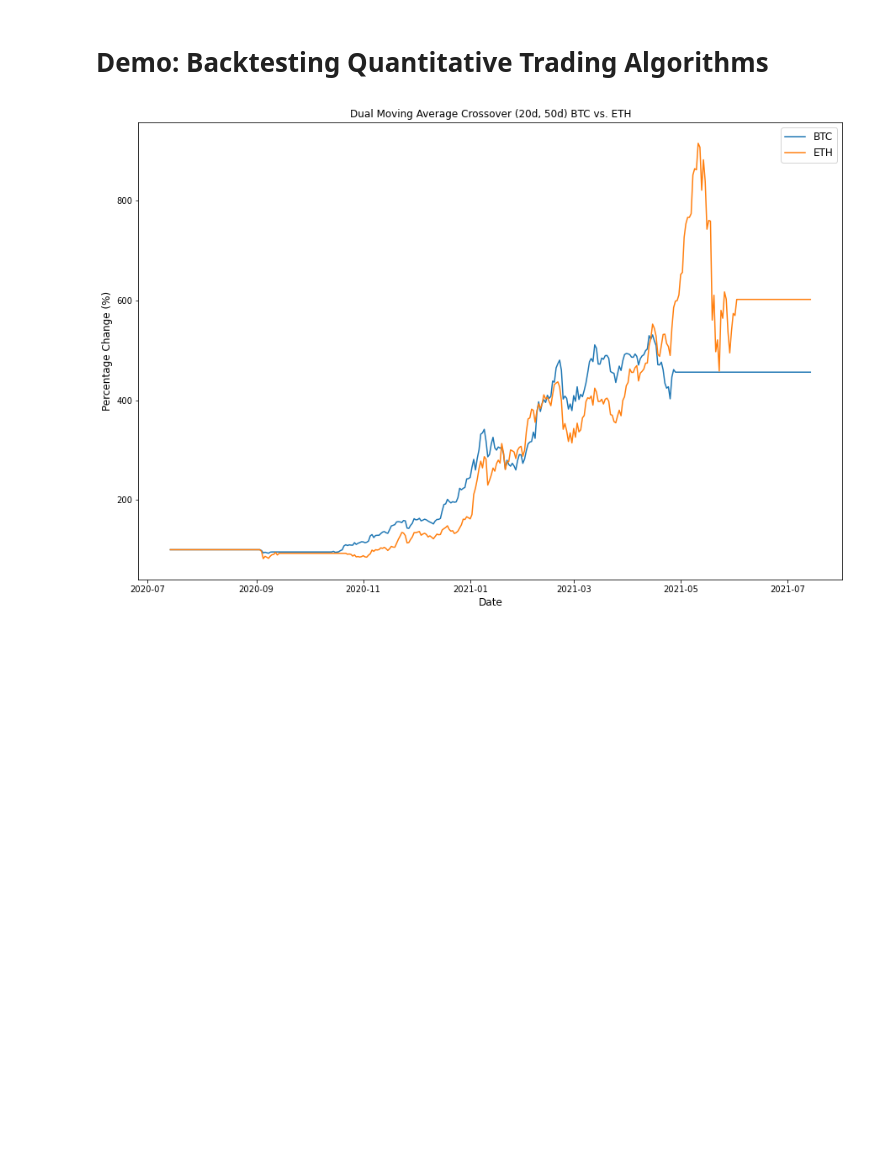
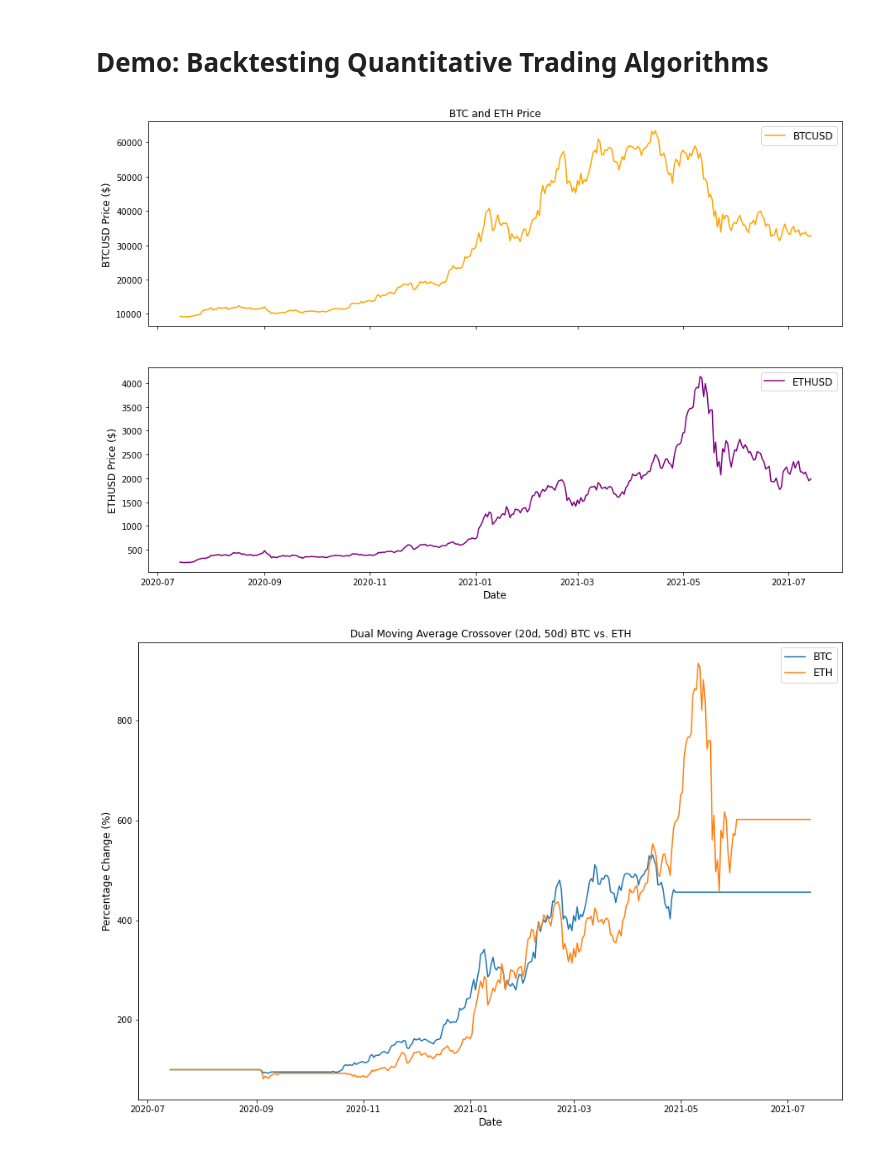
Before and after one commit to ShabbirHasan1/trading-algos, a Jupyter notebook: demo.ipynb, the cells around one changed output. Drawn from its saved outputs; the diff is of its cells as text; code cells hidden in the pictures; blank space fills up the shorter version.

Commit message:
add close price plot

```diff
--- a/demo.ipynb
+++ b/demo.ipynb
@@ -17,7 +17,20 @@ dma_crossover = dualMovingAverageCrossover(20, 50)
 # %%
 # Read data
 df_btc = utils.read_bars("data/BTCUSD_daily_bars.csv")
 df_eth = utils.read_bars("data/ETHUSD_daily_bars.csv")
+
+# Plot close price
+fig, ax = plt.subplots(2, 1, sharex=True, figsize=(15, 10))
+ax[0].plot(df_btc['Date'], df_btc['Close'], label="BTCUSD", color="orange")
+ax[1].plot(df_eth['Date'], df_eth['Close'], label="ETHUSD", color="purple")
+ax[0].legend(fontsize='large')
+ax[1].legend(fontsize='large')
+ax[1].set_xlabel("Date", fontsize='large')
+ax[0].set_ylabel("BTCUSD Price ($)", fontsize='large')
+ax[1].set_ylabel("ETHUSD Price ($)", fontsize='large')
+ax[0].set_title("BTC and ETH Price", fontsize='large');
+# %% [output]
+[figure, added]
 # %%
 # Run backtests
 result_btc = utils.run_backtest(df_btc, dma_crossover)
```
